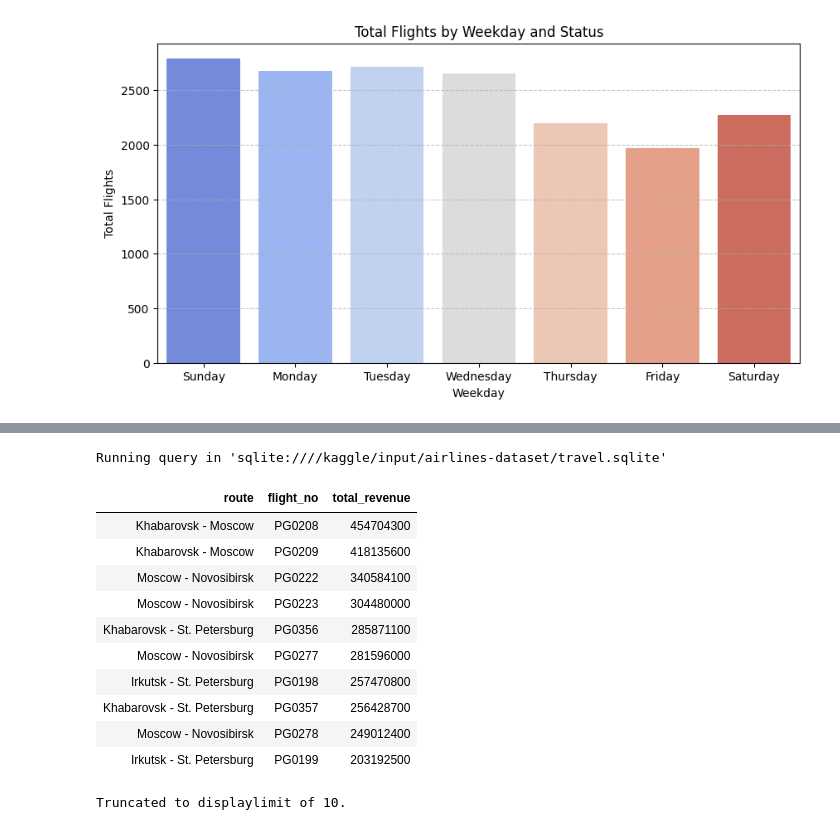
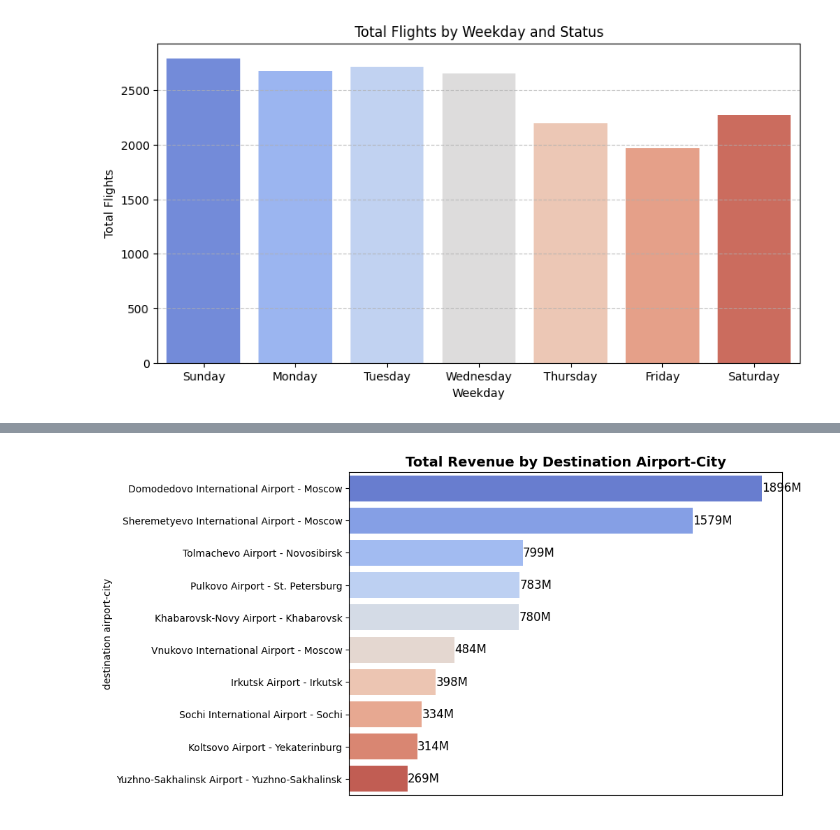
Before and after one commit to Daviedavie100/SQL_Projects, a Jupyter notebook: Airlines_EDA.ipynb, the cells around one changed output, grey strips where cells are left out. Saved outputs shown, nothing was run; the diff lists cells and outputs as text; code cells hidden in the pictures.

Commit message:
Kaggle Notebook | Airlines dataset: EDA and Viz using SQL & Python | Version 20

```diff
--- a/Airlines_EDA.ipynb
+++ b/Airlines_EDA.ipynb
@@ -1046,13 +1036,9 @@ Truncated to displaylimit of 10.
 # %%
-%%sql
--- Top 10 Flight Routes by Total Revenue.
+# -- Top 10 Flight Routes by Total Revenue.
+query8="""
 SELECT
-        CASE
-            WHEN fd.departure_city < fd.arrival_city THEN fd.departure_city || ' - ' || fd.arrival_city
-            ELSE fd.arrival_city || ' - ' || fd.departure_city
-            END AS route,
-        fd.flight_no,
-        SUM(tf.amount) AS total_revenue
+    fd.arrival_airport ||' - '|| fd.arrival_city AS "destination airport-city",
+    ROUND(SUM(tf.amount)/1e6,0) AS "total revenue (millions)"
 FROM (
     WITH da AS (
                 SELECT airport_code,
@@ -1086,20 +1072,31 @@ FROM (
     ) fd
 JOIN ticket_flights tf
 ON fd.flight_id = tf.flight_id
-GROUP BY route, flight_no
-ORDER BY 3 DESC
+GROUP BY "destination airport-city"
+ORDER BY 2 DESC
 LIMIT 10;
+"""
+df=pd.read_sql_query(query8, sqlite_conn)
-# %% [output]
-Running query in 'sqlite:////kaggle/input/airlines-dataset/travel.sqlite'
-| route | flight_no | total_revenue |
-| Khabarovsk - Moscow | PG0208 | 454704300 |
-| Khabarovsk - Moscow | PG0209 | 418135600 |
-| Moscow - Novosibirsk | PG0222 | 340584100 |
-| Moscow - Novosibirsk | PG0223 | 304480000 |
-| Khabarovsk - St. Petersburg | PG0356 | 285871100 |
-| Moscow - Novosibirsk | PG0277 | 281596000 |
-| Irkutsk - St. Petersburg | PG0198 | 257470800 |
-| Khabarovsk - St. Petersburg | PG0357 | 256428700 |
-| Moscow - Novosibirsk | PG0278 | 249012400 |
-| Irkutsk - St. Petersburg | PG0199 | 203192500 |
-Truncated to displaylimit of 10.
+# %%
+plt.figure(figsize=(8, 6))
+
+sns.barplot(y=df["destination airport-city"],
+            x=df["total revenue (millions)"],
+            palette="coolwarm",
+            orient="h")
+
+# Add labels next to bars
+for i, value in enumerate(df["total revenue (millions)"]):
+    plt.text(value + 10, i, f"{value:.0f}M", va='center', fontsize=12)
+
+# Titles and labels
+plt.title("Total Revenue by Destination Airport-City", fontsize=14, fontweight='bold')
+
+# Remove x-axis ticks and label
+plt.xticks([])
+plt.xlabel('')
+
+# Show plot
+plt.show();
+# %% [output]
+[figure, added]
```
Also changed, not shown: parts of 4 cells of this notebook.
